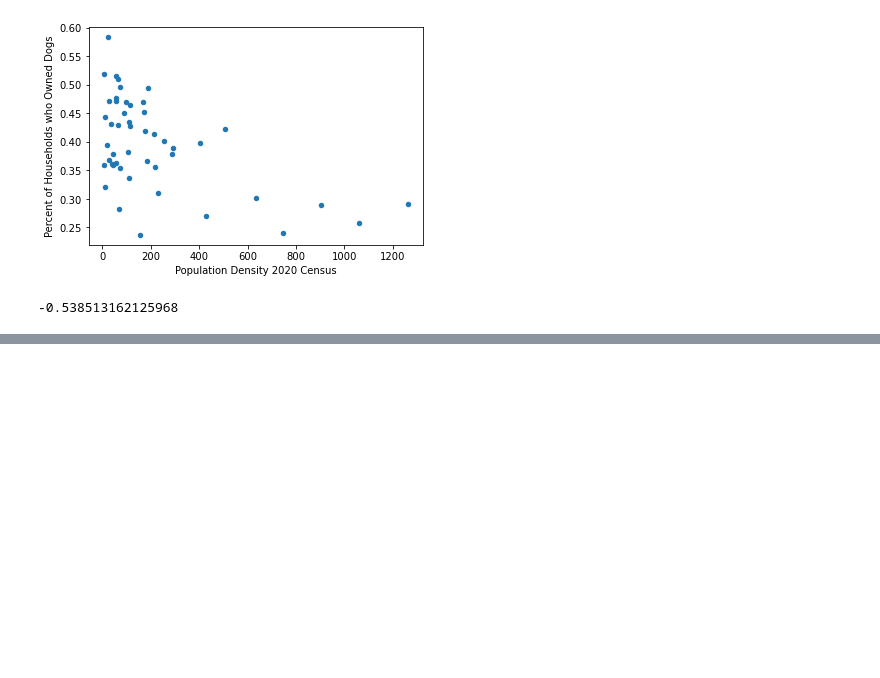
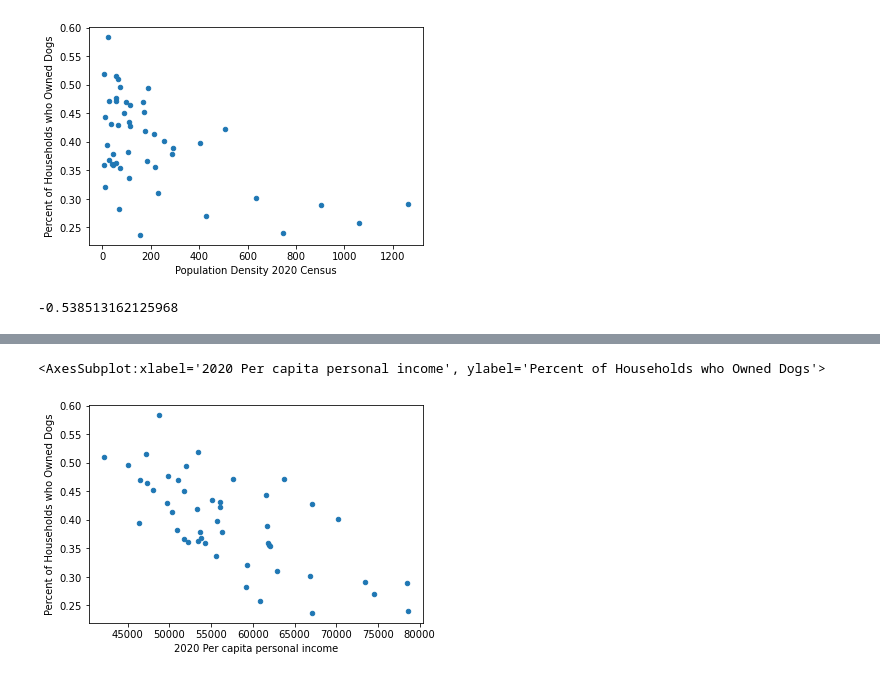
Before and after one commit to lejaja9/pandas-2, a Jupyter notebook: corr.ipynb, the cells around one changed output, grey strips where cells are left out. Cells and saved outputs as stored; diff of their text form; code cells hidden in the pictures; blank space fills up the shorter version.

```diff
--- a/corr.ipynb
+++ b/corr.ipynb
@@ -425,0 +497,5 @@ main_df.corr()
+# %%
+main2_df.plot.scatter(x = '2020 Per capita personal income', y = 'Percent of Households who Owned Dogs')
+# %% [output]
+<AxesSubplot:xlabel='2020 Per capita personal income', ylabel='Percent of Households who Owned Dogs'>
+[figure, added]
```
Also changed, not shown: parts of 11 cells of this notebook, 1 other file.
